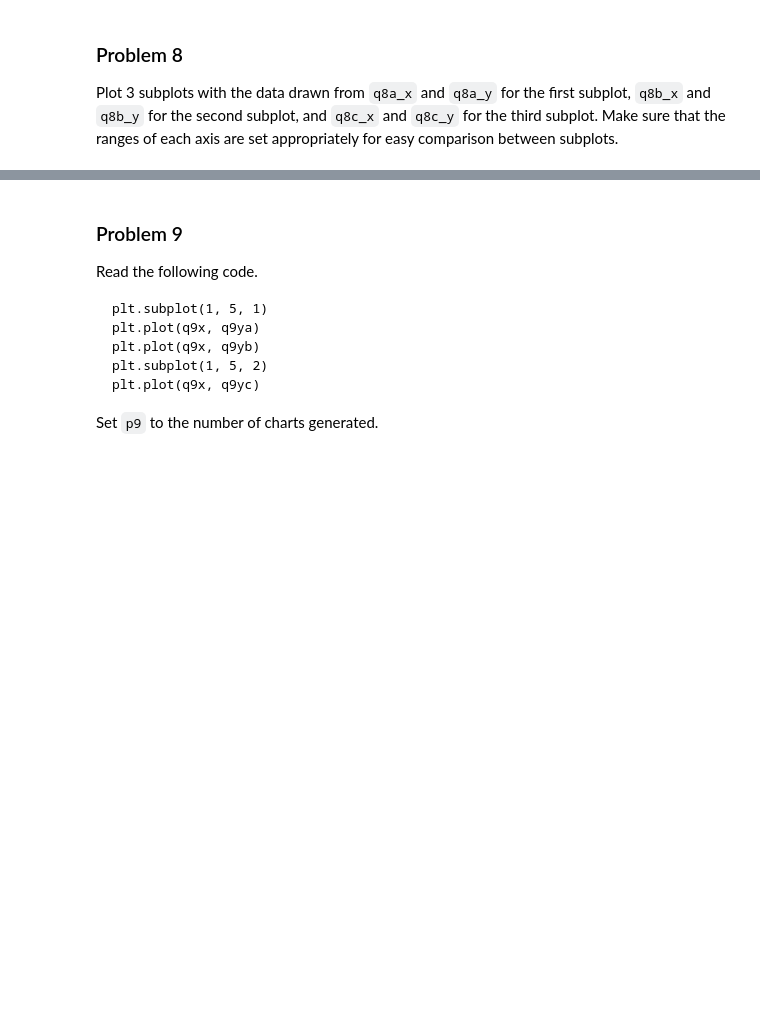
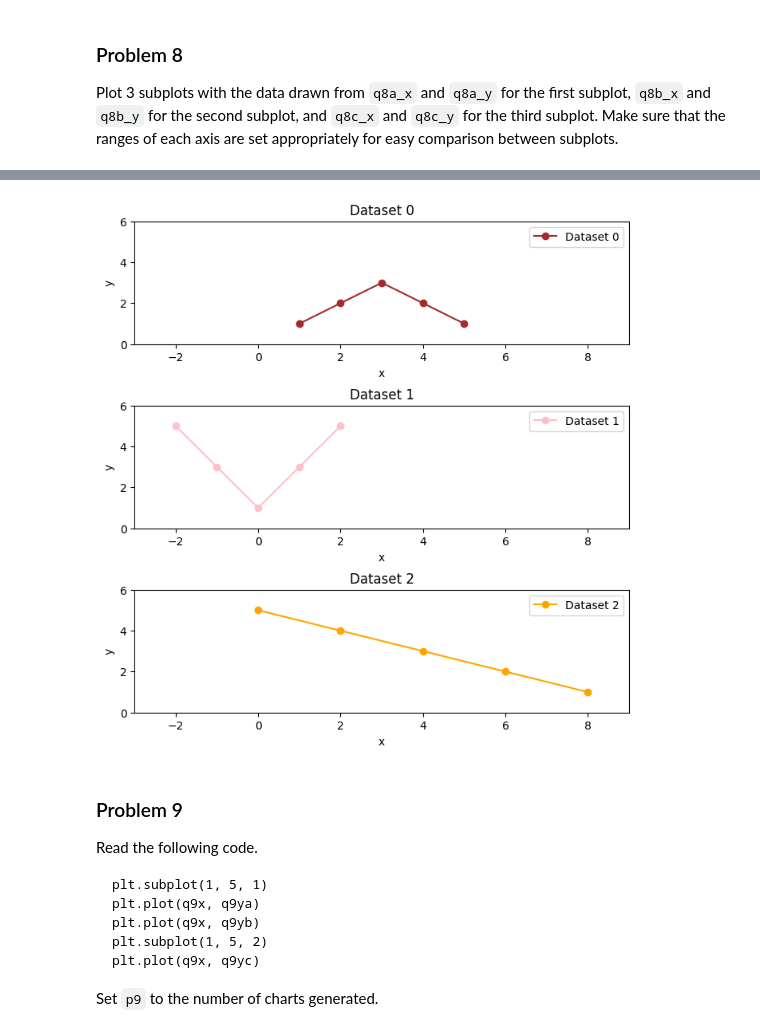
Before and after one commit to jasser-dh/dx602-homework-05, a Jupyter notebook: homework.ipynb, the cells around one changed output, grey strips where cells are left out. Drawn from its saved outputs; the diff is of its cells as text; code cells hidden in the pictures; blank space fills up the shorter version.

```diff
--- a/homework.ipynb
+++ b/homework.ipynb
@@ -241,3 +268,24 @@ Ellipsis
+# %%
+# YOUR CHANGES HERE
+
+x_datasets =[q8a_x, q8b_x, q8c_x]
+y_datasets =[q8a_y, q8b_y, q8c_y]
+colors = ["brown", "pink", "orange"]
+
+plt.figure(figsize=(8, 8))
+for i in range(len(x_datasets)):
+    plt.subplot(len(x_datasets), 1, i+1)
+    plt.plot(x_datasets[i], y_datasets[i], marker='o', color=colors[i], label= f'Dataset {i}')
+    plt.title(f'Dataset {i}')
+    plt.xlabel('x')
+    plt.ylabel('y')
+    plt.xlim(-3, 9)
+    plt.ylim(0, 6)
+    plt.legend()
+
+plt.subplots_adjust(hspace=0.5)
+# %% [output]
+[figure, added]
 # %% [markdown]
 ### Problem 9
 
```
Also changed, not shown: parts of 8 cells of this notebook.
